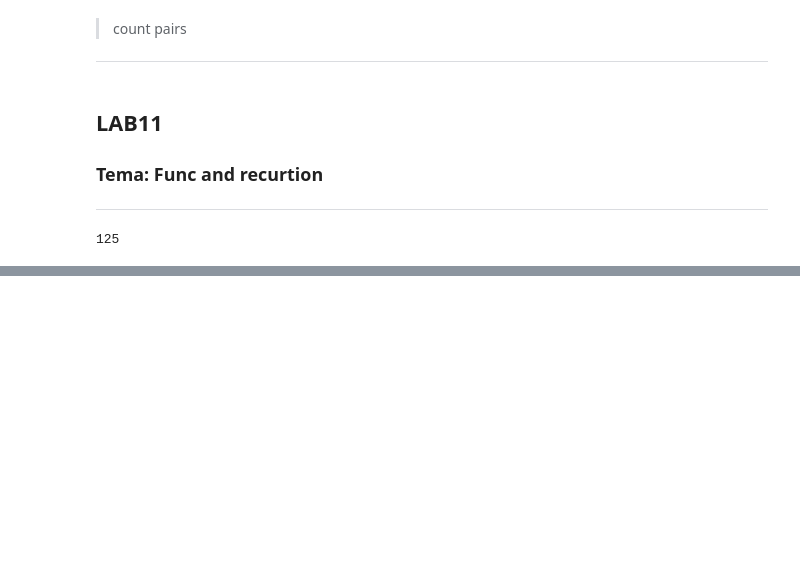
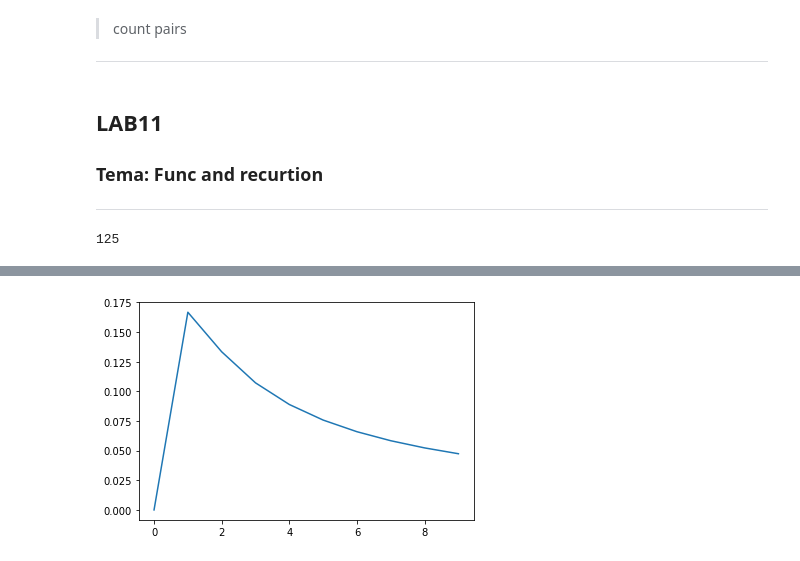
Before and after one commit to gakawarstone/python, a Jupyter notebook: uni/labs.ipynb, the cells around one changed output, grey strips where cells are left out. Cells and saved outputs as stored; diff of their text form; code cells hidden in the pictures; blank space fills up the shorter version.

```diff
--- a/uni/labs.ipynb
+++ b/uni/labs.ipynb
@@ -282,0 +324,14 @@ print(power(5, 3))
+# %%
+def x(y):
+    if y == 1 or y == 2 or y == 3:
+        return 1
+    else:
+        return x(y - 1) + x(y - 3)
+
+def s(a):
+    outp = 0
+    for i in range(1, a + 1):
+        outp += x(i)
+    return outp
+
+print(s(5))
@@ -282,0 +500,15 @@ print(power(5, 3))
+# %%
+import numpy as np
+import matplotlib.pyplot as plt
+
+
+def f(x):
+    return x / (2 * x ** 2 + 3 * x + 1)
+
+
+t = np.arange(0, 10, 1)
+y = f(t)
+plt.plot(t, y)
+plt.show()
+# %% [output]
+[figure, added]
```
Also changed, not shown: parts of 19 cells of this notebook, 3 other files.
